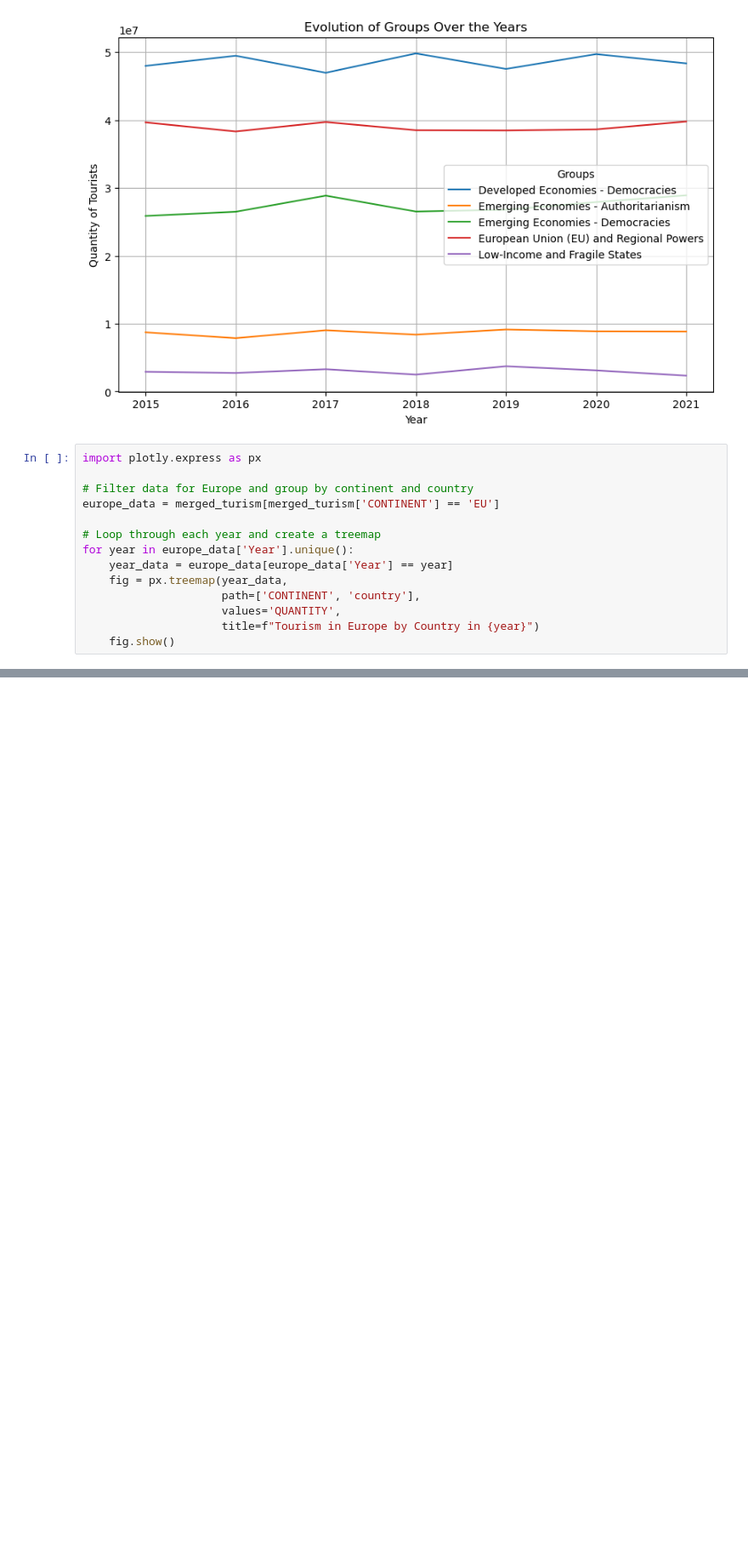
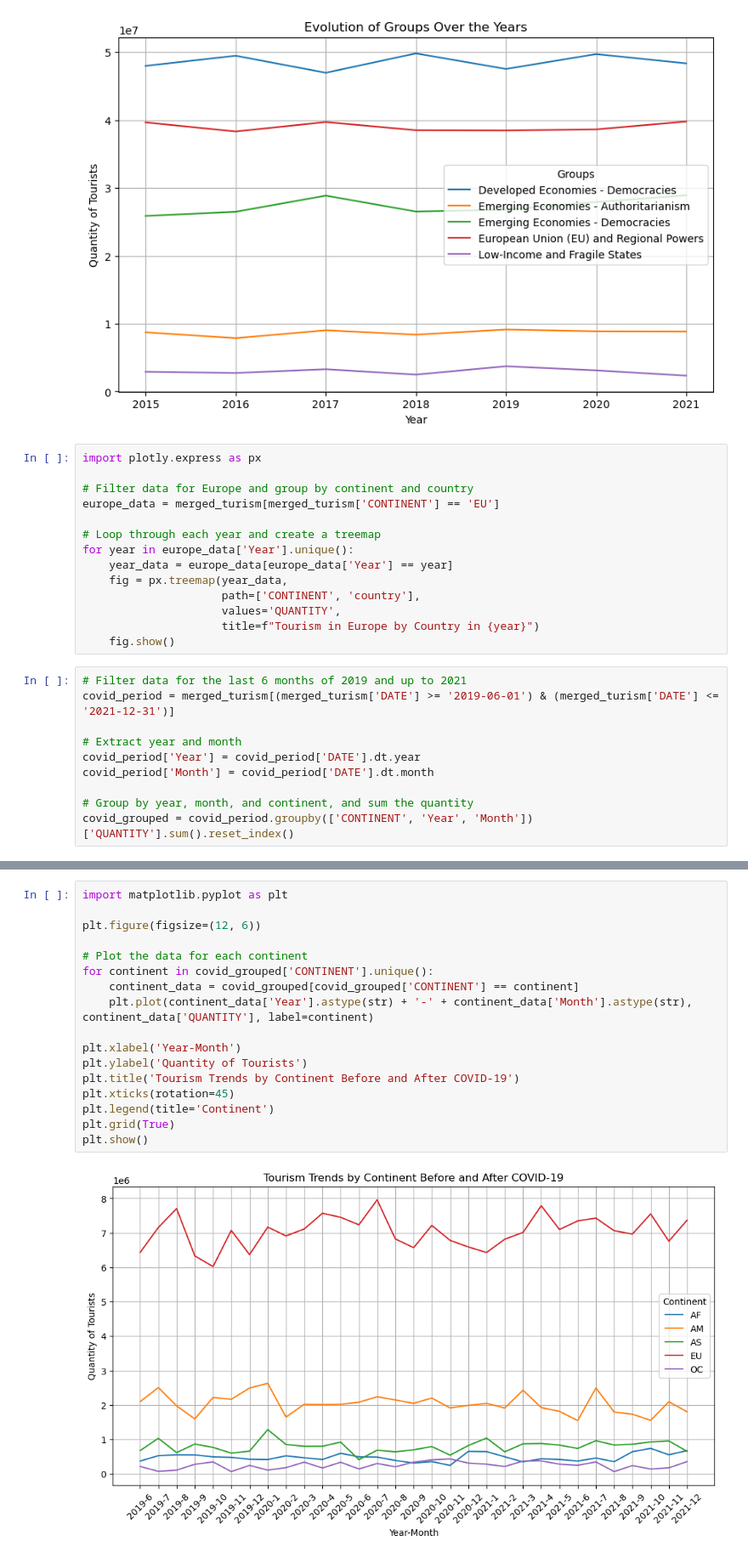
Before and after one commit to anapocai/Mooc_project, a Jupyter notebook: Project.ipynb, the cells around one changed output, grey strips where cells are left out. Shown at 85% size. Drawn from its saved outputs; the diff is of its cells as text; blank space fills up the shorter version.

```diff
--- a/Project.ipynb
+++ b/Project.ipynb
@@ -616,3 +616,13 @@ for year in europe_data['Year'].unique():
                      values='QUANTITY',
                      title=f"Tourism in Europe by Country in {year}")
     fig.show()
+# %%
+# Filter data for the last 6 months of 2019 and up to 2021
+covid_period = merged_turism[(merged_turism['DATE'] >= '2019-06-01') & (merged_turism['DATE'] <= '2021-12-31')]
+
+# Extract year and month
+covid_period['Year'] = covid_period['DATE'].dt.year
+covid_period['Month'] = covid_period['DATE'].dt.month
+
+# Group by year, month, and continent, and sum the quantity
+covid_grouped = covid_period.groupby(['CONTINENT', 'Year', 'Month'])['QUANTITY'].sum().reset_index()
@@ -618,0 +641,19 @@ for year in europe_data['Year'].unique():
+# %%
+import matplotlib.pyplot as plt
+
+plt.figure(figsize=(12, 6))
+
+# Plot the data for each continent
+for continent in covid_grouped['CONTINENT'].unique():
+    continent_data = covid_grouped[covid_grouped['CONTINENT'] == continent]
+    plt.plot(continent_data['Year'].astype(str) + '-' + continent_data['Month'].astype(str), continent_data['QUANTITY'], label=continent)
+
+plt.xlabel('Year-Month')
+plt.ylabel('Quantity of Tourists')
+plt.title('Tourism Trends by Continent Before and After COVID-19')
+plt.xticks(rotation=45)
+plt.legend(title='Continent')
+plt.grid(True)
+plt.show()
+# %% [output]
+[figure, added]
```
Also changed, not shown: parts of 1 cell of this notebook.
